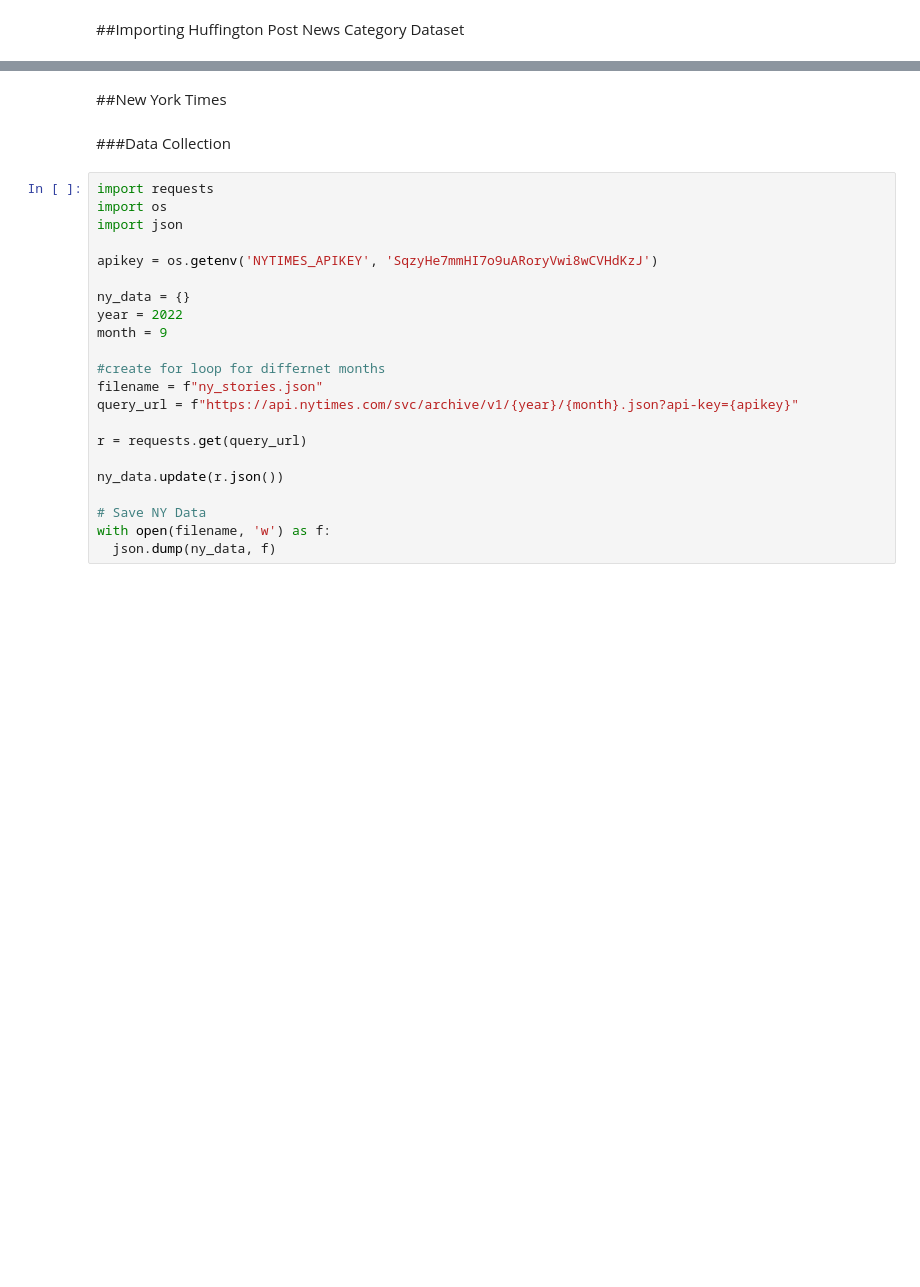
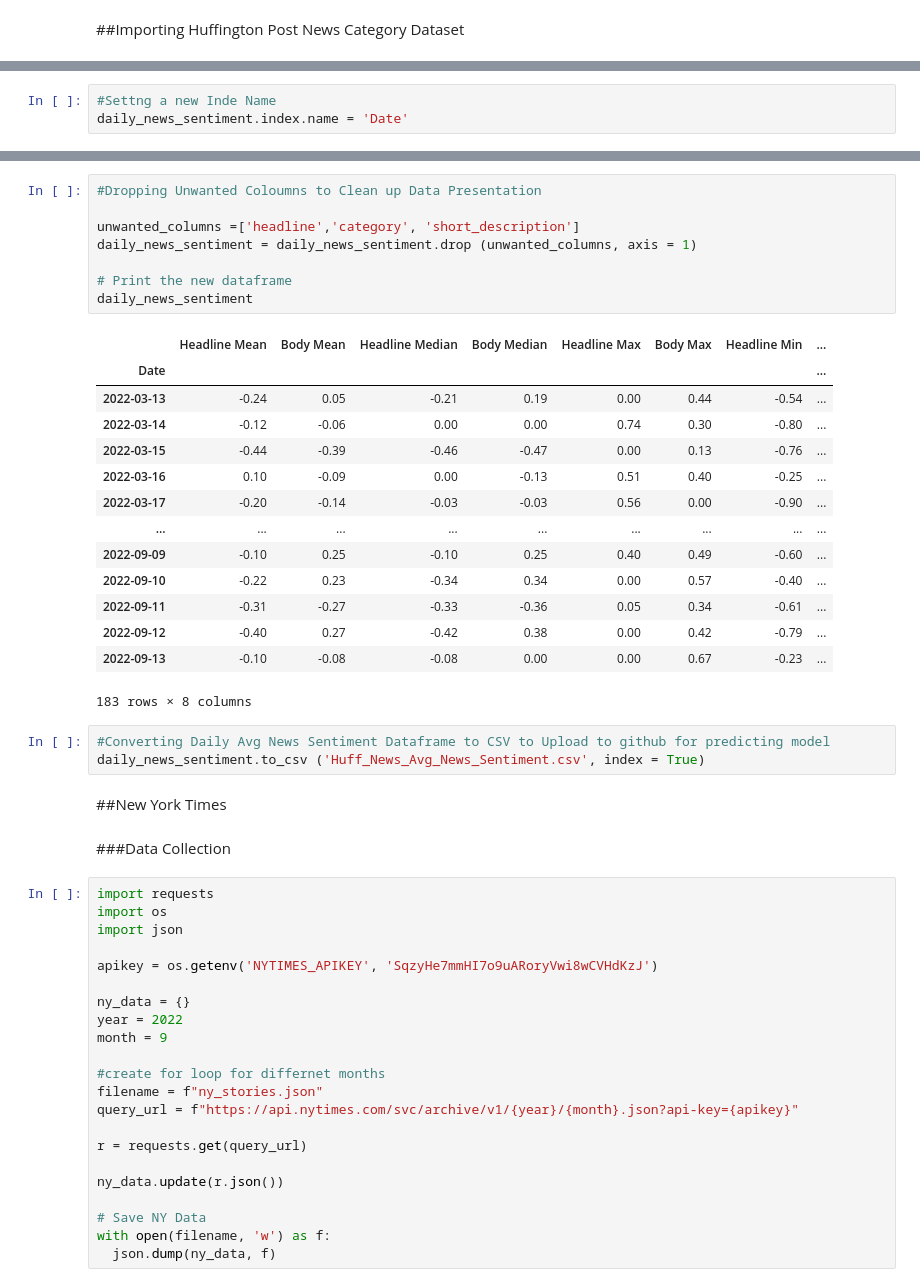
Before and after one commit to IS737StockPicker/stonks, a Jupyter notebook: IS737_Project.ipynb, the cells around one changed output, grey strips where cells are left out. Cells and saved outputs as stored; diff of their text form; blank space fills up the shorter version.

```diff
--- a/IS737_Project.ipynb
+++ b/IS737_Project.ipynb
@@ -173,0 +305,3 @@ huff_news_final
+# %%
+#Settng a new Inde Name
+daily_news_sentiment.index.name = 'Date'
@@ -174,3 +313,29 @@ huff_news_final
+# %%
+#Dropping Unwanted Coloumns to Clean up Data Presentation
+
+unwanted_columns =['headline','category', 'short_description']
+daily_news_sentiment = daily_news_sentiment.drop (unwanted_columns, axis = 1)
+
+# Print the new dataframe
+daily_news_sentiment
+# %% [output]
+|  | Headline Mean | Body Mean | Headline Median | Body Median | Headline Max | Body Max | Headline Min | ... |
+| Date |  |  |  |  |  |  |  | ... |
+| 2022-03-13 | -0.24 | 0.05 | -0.21 | 0.19 | 0.00 | 0.44 | -0.54 | ... |
+| 2022-03-14 | -0.12 | -0.06 | 0.00 | 0.00 | 0.74 | 0.30 | -0.80 | ... |
+| 2022-03-15 | -0.44 | -0.39 | -0.46 | -0.47 | 0.00 | 0.13 | -0.76 | ... |
+| 2022-03-16 | 0.10 | -0.09 | 0.00 | -0.13 | 0.51 | 0.40 | -0.25 | ... |
+| 2022-03-17 | -0.20 | -0.14 | -0.03 | -0.03 | 0.56 | 0.00 | -0.90 | ... |
+| ... | ... | ... | ... | ... | ... | ... | ... | ... |
+| 2022-09-09 | -0.10 | 0.25 | -0.10 | 0.25 | 0.40 | 0.49 | -0.60 | ... |
+| 2022-09-10 | -0.22 | 0.23 | -0.34 | 0.34 | 0.00 | 0.57 | -0.40 | ... |
+| 2022-09-11 | -0.31 | -0.27 | -0.33 | -0.36 | 0.05 | 0.34 | -0.61 | ... |
+| 2022-09-12 | -0.40 | 0.27 | -0.42 | 0.38 | 0.00 | 0.42 | -0.79 | ... |
+| 2022-09-13 | -0.10 | -0.08 | -0.08 | 0.00 | 0.00 | 0.67 | -0.23 | ... |
+183 rows × 8 columns
+# %%
+#Converting Daily Avg News Sentiment Dataframe to CSV to Upload to github for predicting model
+daily_news_sentiment.to_csv ('Huff_News_Avg_News_Sentiment.csv', index = True)
 # %% [markdown]
 ##New York Times
 # %% [markdown]
```
Also changed, not shown: parts of 23 cells of this notebook.
